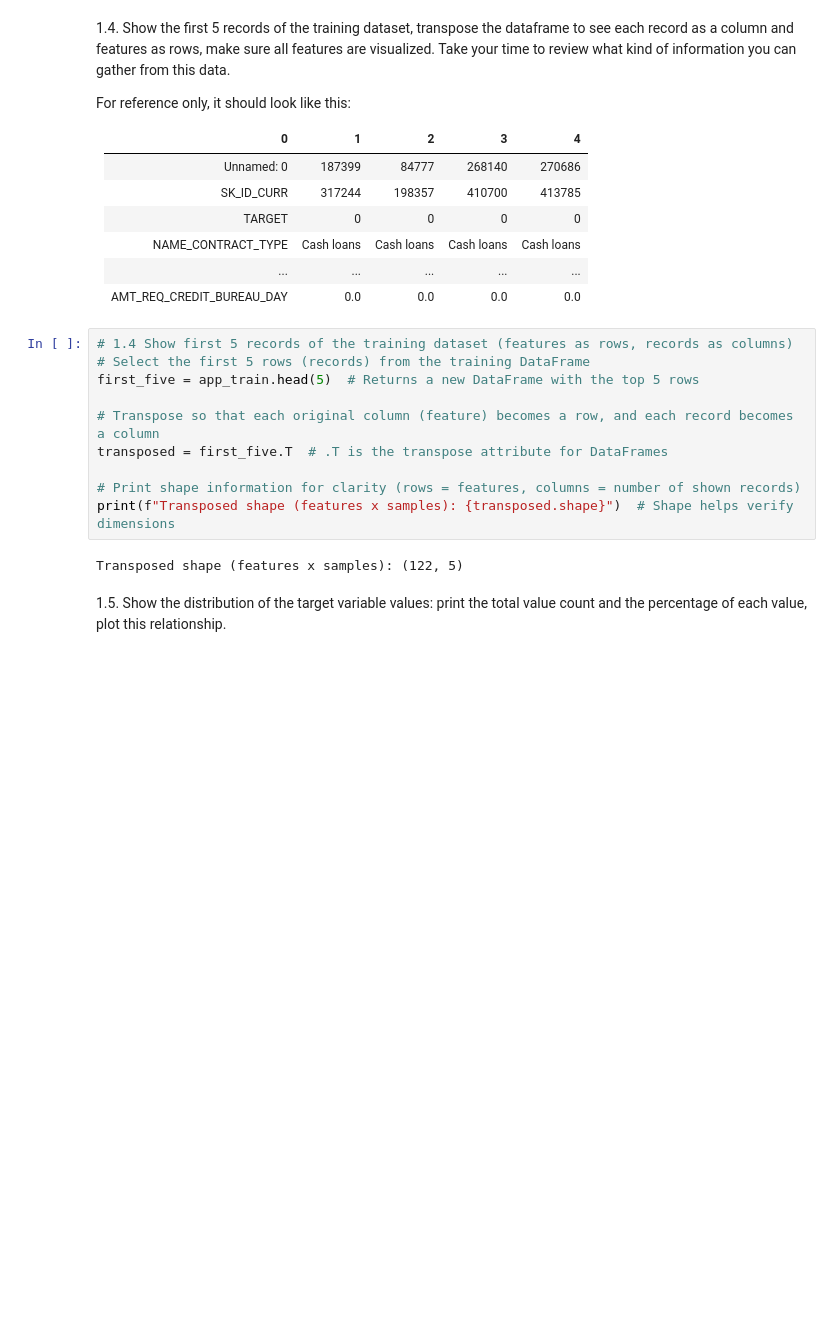
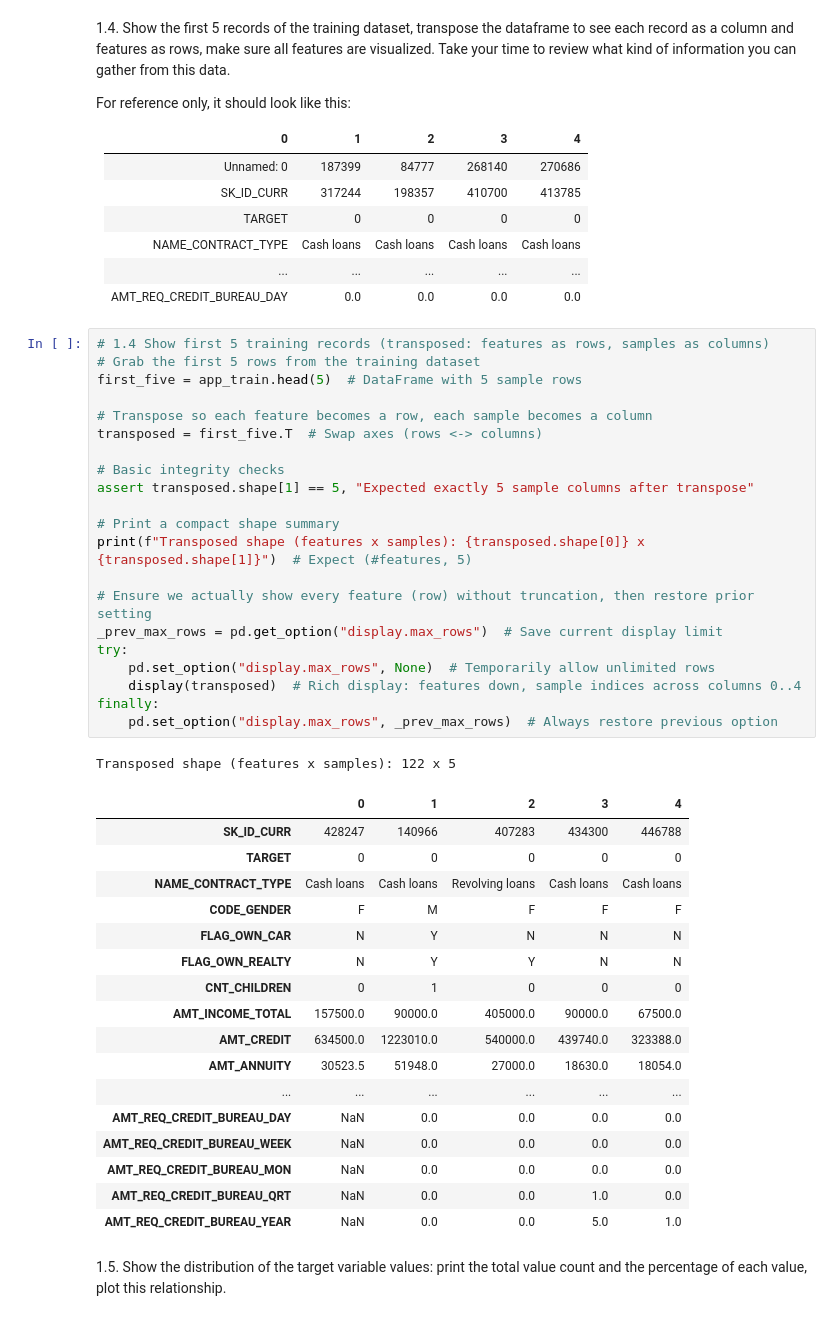
Before and after one commit to ferwuy/ml-anyoneai-sprint2, a Jupyter notebook: AnyoneAI - Sprint Project 02.ipynb, the cells around one changed output. Cells and saved outputs as stored; diff of their text form; blank space fills up the shorter version.

Commit message:
Completed Section 1.4 Show first 5 training records (transposed: features as rows, samples as columns)

```diff
--- a/AnyoneAI - Sprint Project 02.ipynb
+++ b/AnyoneAI - Sprint Project 02.ipynb
@@ -136,17 +136,45 @@ NAME_CONTRACT_TYPE|Cash loans|Cash loans|Cash loans|Cash loans|Cash loans
 ...|...|...|...|...|...
 AMT_REQ_CREDIT_BUREAU_DAY|0.0|0.0|0.0|0.0|0.0
 # %%
-# 1.4 Show first 5 records of the training dataset (features as rows, records as columns)
-# Select the first 5 rows (records) from the training DataFrame
-first_five = app_train.head(5)  # Returns a new DataFrame with the top 5 rows
+# 1.4 Show first 5 training records (transposed: features as rows, samples as columns)
+# Grab the first 5 rows from the training dataset
+first_five = app_train.head(5)  # DataFrame with 5 sample rows
 
-# Transpose so that each original column (feature) becomes a row, and each record becomes a column
-transposed = first_five.T  # .T is the transpose attribute for DataFrames
+# Transpose so each feature becomes a row, each sample becomes a column
+transposed = first_five.T  # Swap axes (rows <-> columns)
 
-# Print shape information for clarity (rows = features, columns = number of shown records)
-print(f"Transposed shape (features x samples): {transposed.shape}")  # Shape helps verify dimensions
+# Basic integrity checks
+assert transposed.shape[1] == 5, "Expected exactly 5 sample columns after transpose"
+
+# Print a compact shape summary
+print(f"Transposed shape (features x samples): {transposed.shape[0]} x {transposed.shape[1]}")  # Expect (#features, 5)
+
+# Ensure we actually show every feature (row) without truncation, then restore prior setting
+_prev_max_rows = pd.get_option("display.max_rows")  # Save current display limit
+try:
+    pd.set_option("display.max_rows", None)  # Temporarily allow unlimited rows
+    display(transposed)  # Rich display: features down, sample indices across columns 0..4
+finally:
+    pd.set_option("display.max_rows", _prev_max_rows)  # Always restore previous option
 # %% [output]
-Transposed shape (features x samples): (122, 5)
+Transposed shape (features x samples): 122 x 5
+|  | 0 | 1 | 2 | 3 | 4 |
+| SK_ID_CURR | 428247 | 140966 | 407283 | 434300 | 446788 |
+| TARGET | 0 | 0 | 0 | 0 | 0 |
+| NAME_CONTRACT_TYPE | Cash loans | Cash loans | Revolving loans | Cash loans | Cash loans |
+| CODE_GENDER | F | M | F | F | F |
+| FLAG_OWN_CAR | N | Y | N | N | N |
+| FLAG_OWN_REALTY | N | Y | Y | N | N |
+| CNT_CHILDREN | 0 | 1 | 0 | 0 | 0 |
+| AMT_INCOME_TOTAL | 157500.0 | 90000.0 | 405000.0 | 90000.0 | 67500.0 |
+| AMT_CREDIT | 634500.0 | 1223010.0 | 540000.0 | 439740.0 | 323388.0 |
+| AMT_ANNUITY | 30523.5 | 51948.0 | 27000.0 | 18630.0 | 18054.0 |
+| ... | ... | ... | ... | ... | ... |
+| AMT_REQ_CREDIT_BUREAU_DAY | NaN | 0.0 | 0.0 | 0.0 | 0.0 |
+| AMT_REQ_CREDIT_BUREAU_WEEK | NaN | 0.0 | 0.0 | 0.0 | 0.0 |
+| AMT_REQ_CREDIT_BUREAU_MON | NaN | 0.0 | 0.0 | 0.0 | 0.0 |
+| AMT_REQ_CREDIT_BUREAU_QRT | NaN | 0.0 | 0.0 | 1.0 | 0.0 |
+| AMT_REQ_CREDIT_BUREAU_YEAR | NaN | 0.0 | 0.0 | 5.0 | 1.0 |
 # %% [markdown]
 1.5. Show the distribution of the target variable values: print the total value count and the percentage of each value, plot this relationship.
 # %%
```
Also changed, not shown: parts of 1 cell of this notebook.
